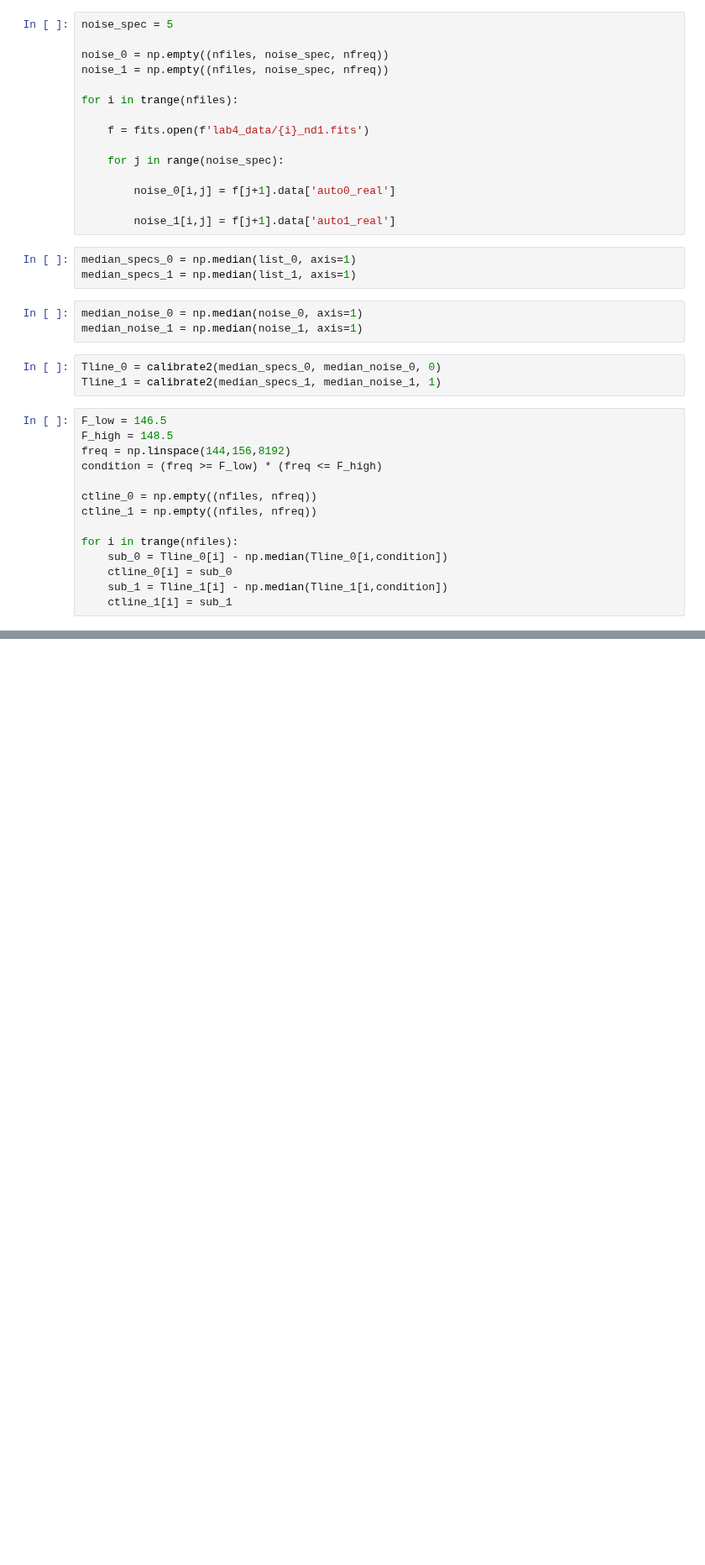
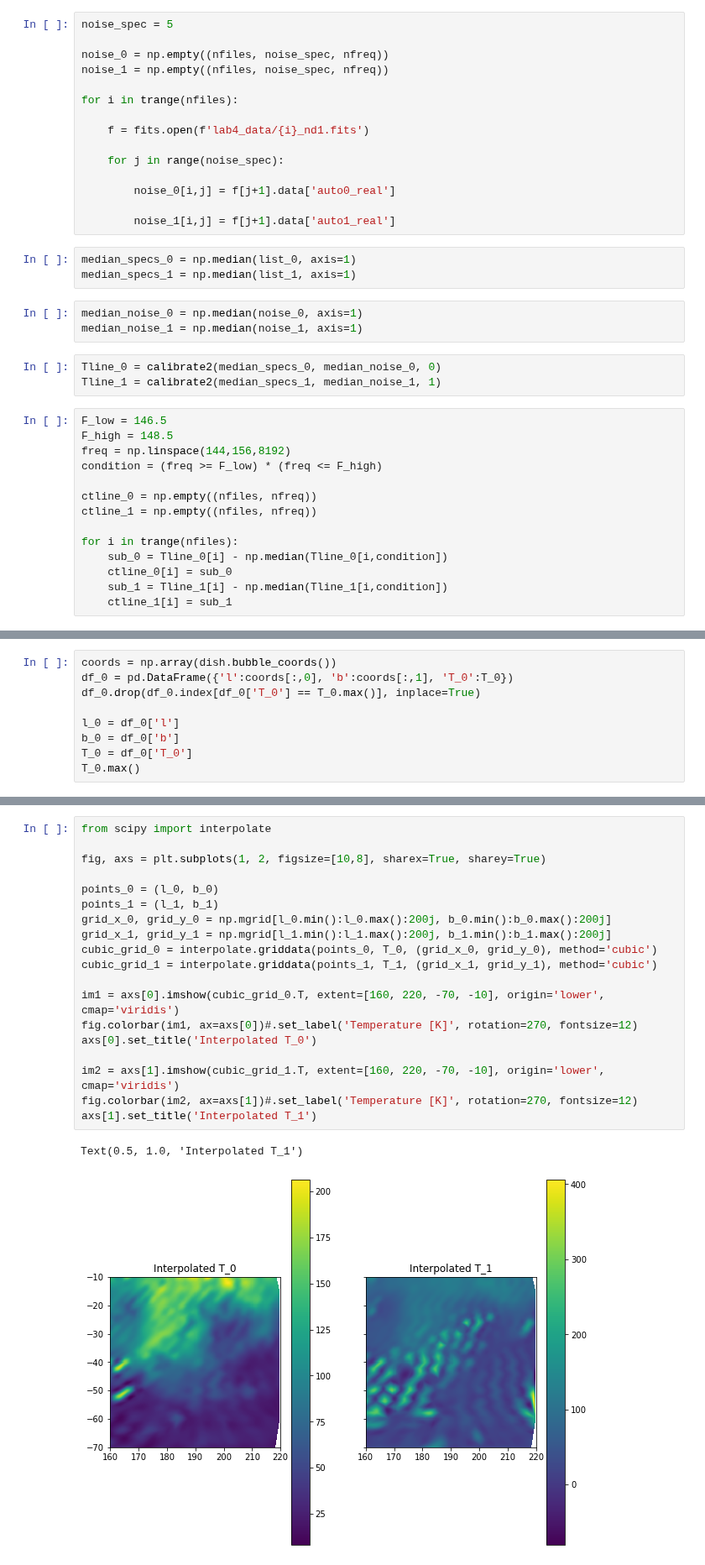
Before and after one commit to nolanylee/astro121lab, a Jupyter notebook: data_calibration.ipynb, the cells around one changed output, grey strips where cells are left out. Shown at 84% size. Cells and saved outputs as stored; diff of their text form; blank space fills up the shorter version.

```diff
--- a/data_calibration.ipynb
+++ b/data_calibration.ipynb
@@ -117,0 +115,9 @@ T_0.min()
+# %%
+coords = np.array(dish.bubble_coords())
+df_0 = pd.DataFrame({'l':coords[:,0], 'b':coords[:,1], 'T_0':T_0})
+df_0.drop(df_0.index[df_0['T_0'] == T_0.max()], inplace=True)
+
+l_0 = df_0['l']
+b_0 = df_0['b']
+T_0 = df_0['T_0']
+T_0.max()
@@ -125,0 +143,22 @@ plt.colorbar()
+# %%
+from scipy import interpolate
+
+fig, axs = plt.subplots(1, 2, figsize=[10,8], sharex=True, sharey=True)
+
+points_0 = (l_0, b_0)
+points_1 = (l_1, b_1)
+grid_x_0, grid_y_0 = np.mgrid[l_0.min():l_0.max():200j, b_0.min():b_0.max():200j]
+grid_x_1, grid_y_1 = np.mgrid[l_1.min():l_1.max():200j, b_1.min():b_1.max():200j]
+cubic_grid_0 = interpolate.griddata(points_0, T_0, (grid_x_0, grid_y_0), method='cubic')
+cubic_grid_1 = interpolate.griddata(points_1, T_1, (grid_x_1, grid_y_1), method='cubic')
+
+im1 = axs[0].imshow(cubic_grid_0.T, extent=[160, 220, -70, -10], origin='lower', cmap='viridis')
+fig.colorbar(im1, ax=axs[0])#.set_label('Temperature [K]', rotation=270, fontsize=12)
+axs[0].set_title('Interpolated T_0')
+
+im2 = axs[1].imshow(cubic_grid_1.T, extent=[160, 220, -70, -10], origin='lower', cmap='viridis')
+fig.colorbar(im2, ax=axs[1])#.set_label('Temperature [K]', rotation=270, fontsize=12)
+axs[1].set_title('Interpolated T_1')
+# %% [output]
+Text(0.5, 1.0, 'Interpolated T_1')
+[figure, added]
```
Also changed, not shown: parts of 4 cells of this notebook.
